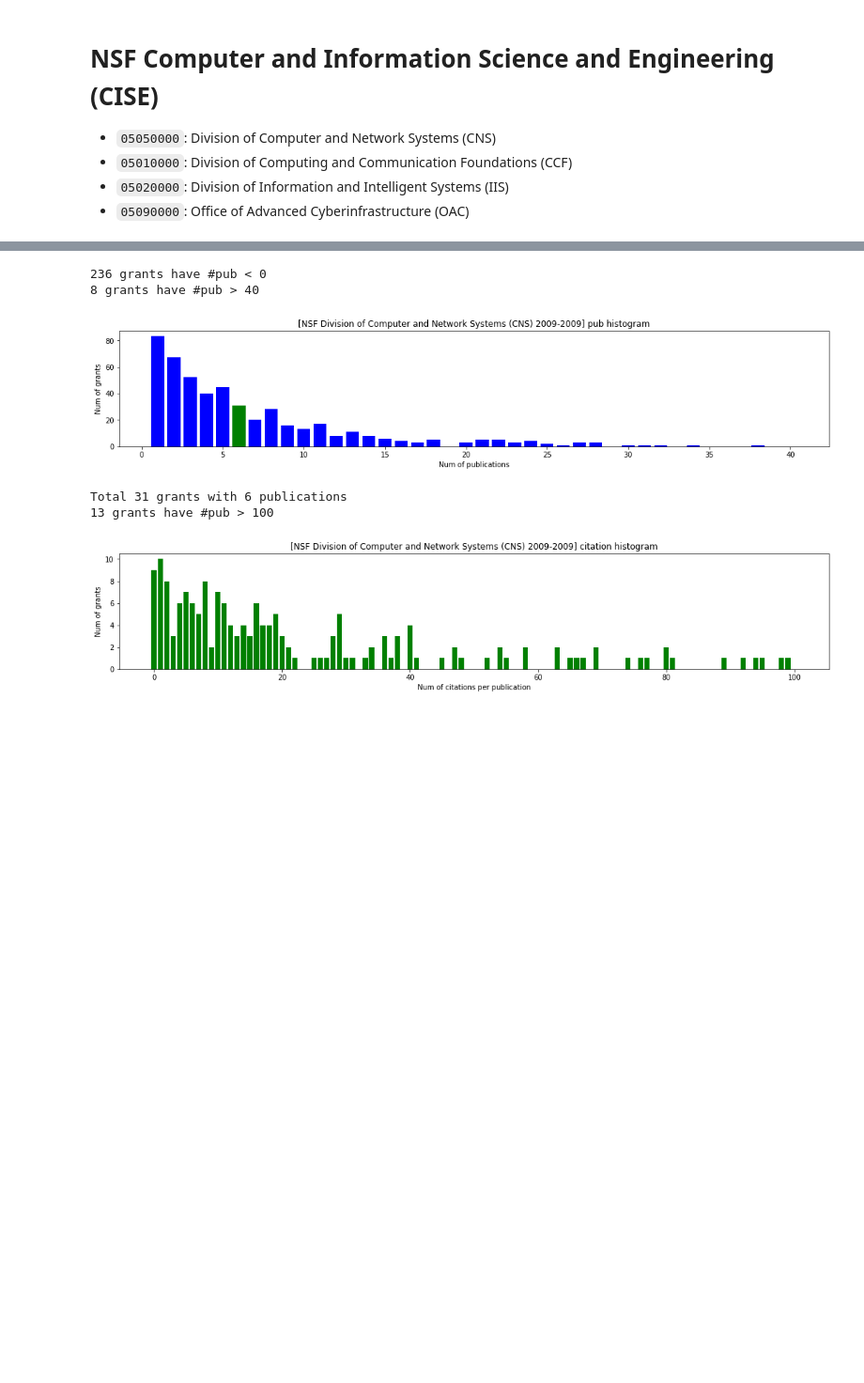
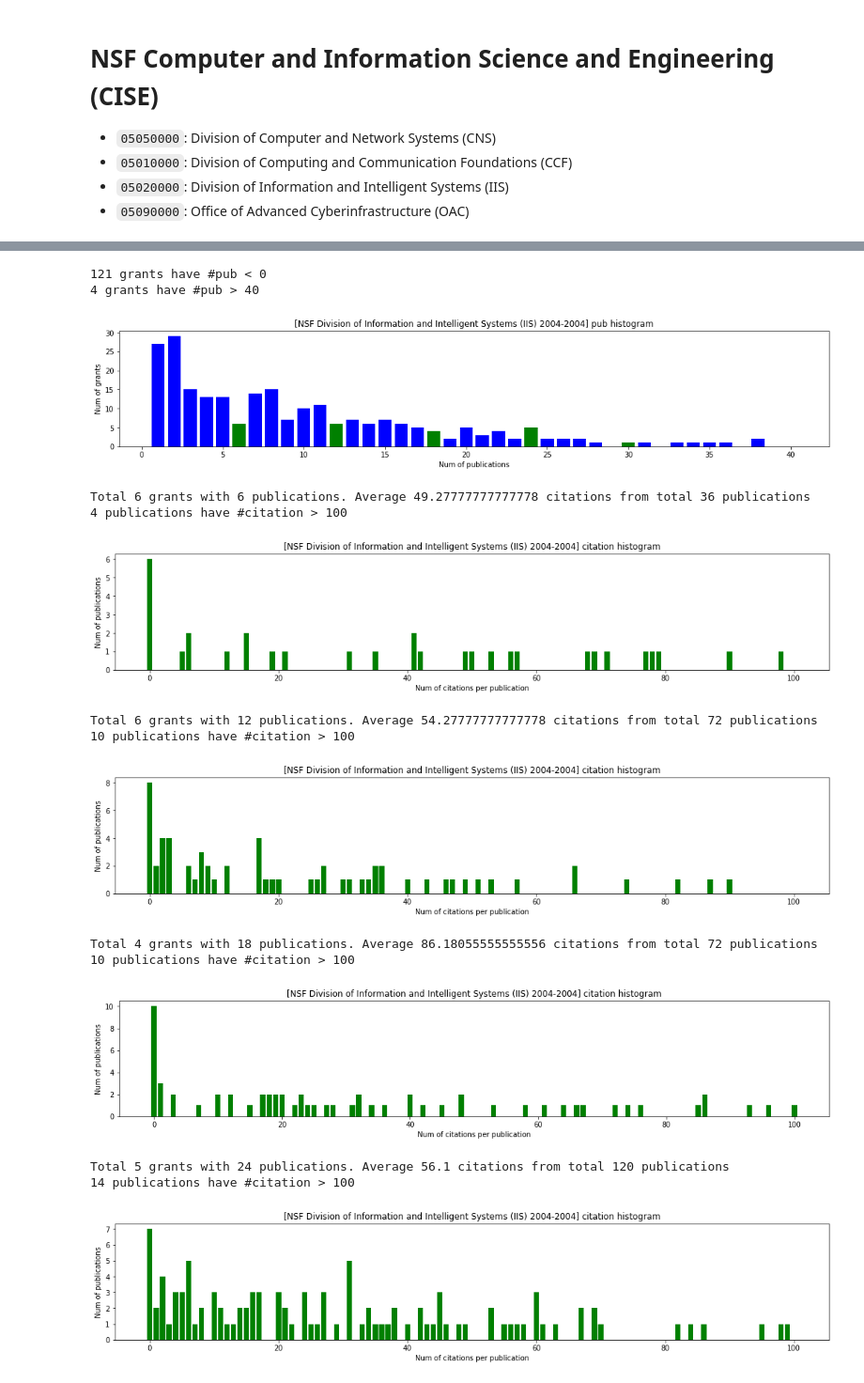
Before and after one commit to shinminjeong/moneymatters, a Jupyter notebook: scripts/NSF CISE stats.ipynb, the cells around one changed output, grey strips where cells are left out. Shown at 94% size. Saved outputs shown, nothing was run; the diff lists cells and outputs as text; code cells hidden in the pictures; blank space fills up the shorter version.

```diff
--- a/scripts/NSF CISE stats.ipynb
+++ b/scripts/NSF CISE stats.ipynb
@@ -26,6 +22,11 @@ div_type = {
     "05090000": "Office of Advanced Cyberinfrastructure (OAC)"
 }
 # %%
+data = {}
+years = [2004]
+for y in years:
+    data.update(core.nsf_utils.load_numpub_data(y))
+data = {k:v for k, v in data.items() if v["type"] in grant_type}
 for y in years:
     print("[{}]".format(y))
     print("Total number of grants", len([v for v in data.values() if v["year"] == y]))
@@ -80,9 +108,18 @@ def num_pub_histogram(data, orgcode, pick_number):
 # %%
-num_pub_histogram(data, "05050000", 6)
+num_pub_histogram(data, "05020000", [6, 12, 18, 24, 30])
 # %% [output]
-236 grants have #pub < 0
-8 grants have #pub > 40
+121 grants have #pub < 0
+4 grants have #pub > 40
-[figure, old version]
+[figure, new version]
-Total 31 grants with 6 publications
-13 grants have #pub > 100
+Total 6 grants with 6 publications. Average 49.27777777777778 citations from total 36 publications
+4 publications have #citation > 100
-[figure, old version]
+[figure, new version]
+Total 6 grants with 12 publications. Average 54.27777777777778 citations from total 72 publications
+10 publications have #citation > 100
+[figure, added]
+Total 4 grants with 18 publications. Average 86.18055555555556 citations from total 72 publications
+10 publications have #citation > 100
+[figure, added]
+Total 5 grants with 24 publications. Average 56.1 citations from total 120 publications
+14 publications have #citation > 100
+[figure, added]
```
Also changed, not shown: parts of 10 cells of this notebook, 2 other files.
